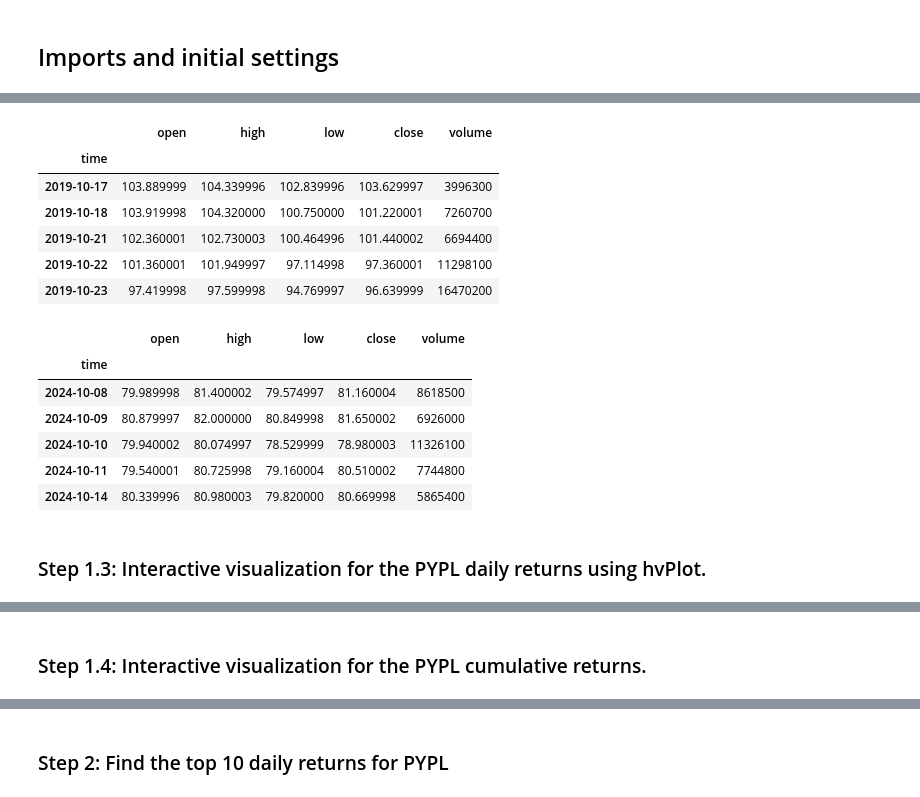
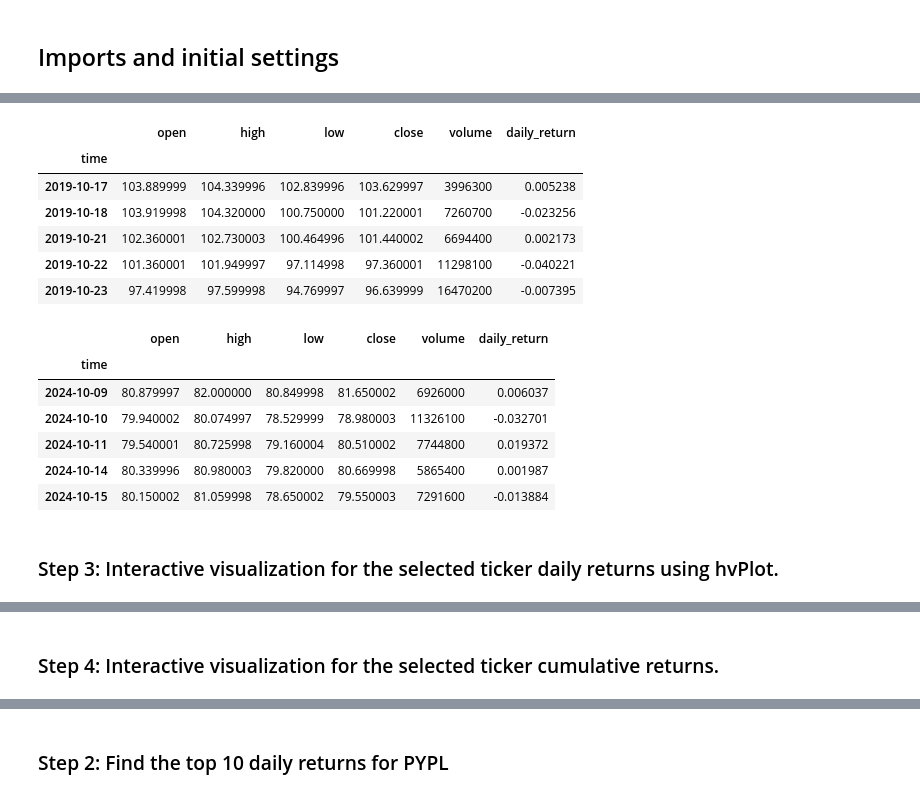
Before and after one commit to paocarvajal1912/DB_WebApp_using_SQL_Voila, a Jupyter notebook: etf_analyzer.ipynb, the cells around one changed output, grey strips where cells are left out. Saved outputs shown, nothing was run; the diff lists cells and outputs as text; code cells hidden in the pictures.

```diff
--- a/etf_analyzer.ipynb
+++ b/etf_analyzer.ipynb
@@ -68,5 +56,5 @@ test['ticker'], test['market_data']
 # %%
 # Getting the data
-database_connection_string = 'sqlite:///etf.db'
-populate_etf_tables(etf_tickers, database_connection_string)
+db_connector_string = 'sqlite:///etf.db'
+store_market_data_to_sql(etf_tickers, db_connector_string)
 # %% [output]
@@ -75,3 +65,5 @@ populate_etf_tables(etf_tickers, database_connection_string)
 # %%
+# Add daily metrics
 # Create an engine to interact with the SQLite database
-engine = sqlalchemy.create_engine(database_connection_string)
+engine = sqlalchemy.create_engine(db_connector_string)
+get_and_store_returns_to_sql(db_connector_string, ticker_tables=etf_tickers)
@@ -84,14 +77,16 @@ engine = sqlalchemy.create_engine(database_connection_string)
 # %%
+single_ticker_to_analyze = 'PYPL'
+
 # Write a SQL query to SELECT all of the data from the PYPL table
-query = """
-    SELECT * from PYPL;
+query = f"""
+    SELECT * from {single_ticker_to_analyze};
 """
 
 # Use the query to read the PYPL data into a Pandas DataFrame and set index to "time"
 fmt = '%Y%m%d %H:%M:%S'
-pypl_dataframe = pd.read_sql_query(query, con=engine, parse_dates={'time':fmt})
-pypl_dataframe = pypl_dataframe.set_index('time')
+ticker_df = pd.read_sql_query(query, con=engine, parse_dates={'time':fmt})
+ticker_df = ticker_df.set_index('time').dropna()
 
-print("\033[1m  Table with Paypal Inc. prices, volume and daily returns")
-pypl_dataframe
+print(f"\033[1m  Table with {single_ticker_to_analyze} prices, volume and daily returns")
+ticker_df
 # %% [output]
@@ -115,17 +110,17 @@ pypl_dataframe
 # %%
 # Print Beggining and End date of the Period.
-start = pypl_dataframe.index[0]
-end = pypl_dataframe.index[-1]
+start = ticker_df.index[0].date()
+end = ticker_df.index[-1].date()
 print(f"Beggining of period: {start}")
 print(f"End of period      : {end}")
 
 # Calculate lenght of period to calculate actual annualized return later
-period = (pypl_dataframe.index[-1] - pypl_dataframe.index[0])
+period = (ticker_df.index[-1] - ticker_df.index[0])
 period_in_years = period.days/365.25
 print(f"Period in days is: {period.days}, which are {period_in_years:.2f} years \n\n")
 
 # View the first 5 rows of the DataFrame.
-print("\033[1m  Firsts and lasts columns of the pypl_dataframe, with data of Paypal stock prices, volume, and returns. \n")
-display(pypl_dataframe.head())
-display(pypl_dataframe.tail())
+print(f"\033[1m  Firsts and lasts columns of the ticker dataframe, with data of {single_ticker_to_analyze} stock prices, volume, and returns. \n")
+display(ticker_df.head())
+display(ticker_df.tail())
 # %% [output]
@@ -138,14 +133,14 @@ Period in days is: 1824, which are 4.99 years
-|  | open | high | low | close | volume |
-| time |  |  |  |  |  |
-| 2019-10-17 | 103.889999 | 104.339996 | 102.839996 | 103.629997 | 3996300 |
-| 2019-10-18 | 103.919998 | 104.320000 | 100.750000 | 101.220001 | 7260700 |
-| 2019-10-21 | 102.360001 | 102.730003 | 100.464996 | 101.440002 | 6694400 |
-| 2019-10-22 | 101.360001 | 101.949997 | 97.114998 | 97.360001 | 11298100 |
-| 2019-10-23 | 97.419998 | 97.599998 | 94.769997 | 96.639999 | 16470200 |
+|  | open | high | low | close | volume | daily_return |
+| time |  |  |  |  |  |  |
+| 2019-10-17 | 103.889999 | 104.339996 | 102.839996 | 103.629997 | 3996300 | 0.005238 |
+| 2019-10-18 | 103.919998 | 104.320000 | 100.750000 | 101.220001 | 7260700 | -0.023256 |
+| 2019-10-21 | 102.360001 | 102.730003 | 100.464996 | 101.440002 | 6694400 | 0.002173 |
+| 2019-10-22 | 101.360001 | 101.949997 | 97.114998 | 97.360001 | 11298100 | -0.040221 |
+| 2019-10-23 | 97.419998 | 97.599998 | 94.769997 | 96.639999 | 16470200 | -0.007395 |
-|  | open | high | low | close | volume |
-| time |  |  |  |  |  |
-| 2024-10-08 | 79.989998 | 81.400002 | 79.574997 | 81.160004 | 8618500 |
-| 2024-10-09 | 80.879997 | 82.000000 | 80.849998 | 81.650002 | 6926000 |
-| 2024-10-10 | 79.940002 | 80.074997 | 78.529999 | 78.980003 | 11326100 |
-| 2024-10-11 | 79.540001 | 80.725998 | 79.160004 | 80.510002 | 7744800 |
-| 2024-10-14 | 80.339996 | 80.980003 | 79.820000 | 80.669998 | 5865400 |
+|  | open | high | low | close | volume | daily_return |
+| time |  |  |  |  |  |  |
+| 2024-10-09 | 80.879997 | 82.000000 | 80.849998 | 81.650002 | 6926000 | 0.006037 |
+| 2024-10-10 | 79.940002 | 80.074997 | 78.529999 | 78.980003 | 11326100 | -0.032701 |
+| 2024-10-11 | 79.540001 | 80.725998 | 79.160004 | 80.510002 | 7744800 | 0.019372 |
+| 2024-10-14 | 80.339996 | 80.980003 | 79.820000 | 80.669998 | 5865400 | 0.001987 |
+| 2024-10-15 | 80.150002 | 81.059998 | 78.650002 | 79.550003 | 7291600 | -0.013884 |
@@ -155,2 +147,2 @@ pypl_dataframe["Daily Returns %"] = pypl_dataframe['daily_returns'] * 100
 # %% [markdown]
-### Step 1.3: Interactive visualization for the PYPL daily returns using hvPlot.
+### Step 3: Interactive visualization for the selected ticker daily returns using hvPlot.
@@ -166,6 +160,6 @@ pypl_dataframe.hvplot(
 # %% [output]
 [interactive output not drawn]
 # %% [markdown]
-### Step 1.4: Interactive visualization for the PYPL cumulative returns.
+### Step 4: Interactive visualization for the selected ticker cumulative returns.
 # %%
 # Representing the cummulative investment
```
Also changed, not shown: parts of 43 cells of this notebook, 3 other files.
